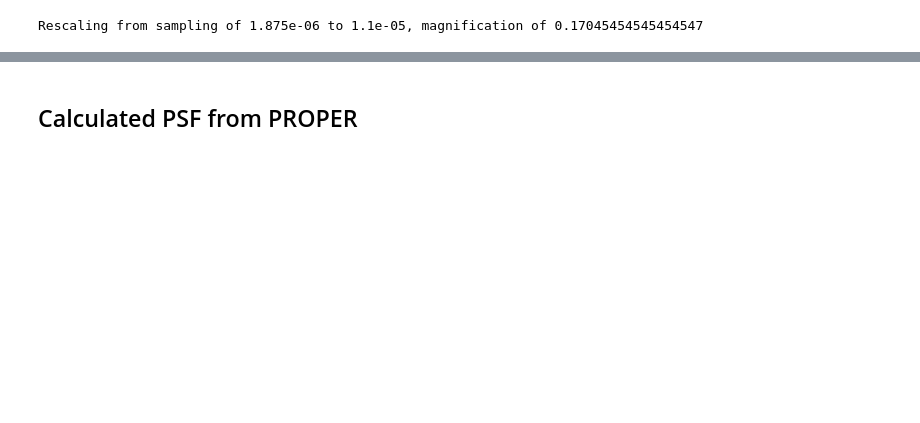
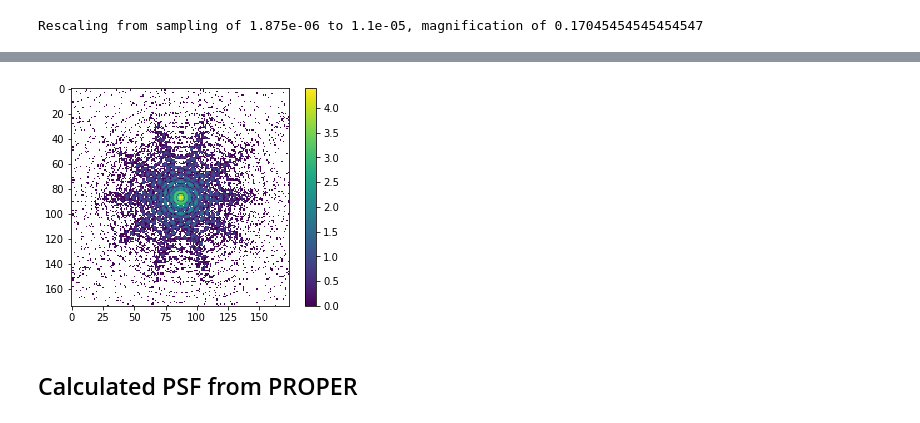
Before and after one commit to benjaminpope/toliman, a Jupyter notebook: image_modelling/notebooks/RC proper fit test.ipynb, the cells around one changed output, grey strips where cells are left out. Cells and saved outputs as stored; diff of their text form; code cells hidden in the pictures; blank space fills up the shorter version.

```diff
--- a/image_modelling/notebooks/RC proper fit test.ipynb
+++ b/image_modelling/notebooks/RC proper fit test.ipynb
@@ -69,3 +79,11 @@ plt.show()
+# %%
+zemax_noisy = np.random.poisson(25000*np.clip(zemax_resized,0.,1.))
+# %%
+plt.imshow(np.log10(zemax_noisy), cmap='viridis')
+plt.colorbar()
+plt.show()
+# %% [output]
+[figure, added]
 # %% [markdown]
 ## Calculated PSF from PROPER
 # %%
```
Also changed, not shown: parts of 9 cells of this notebook.
